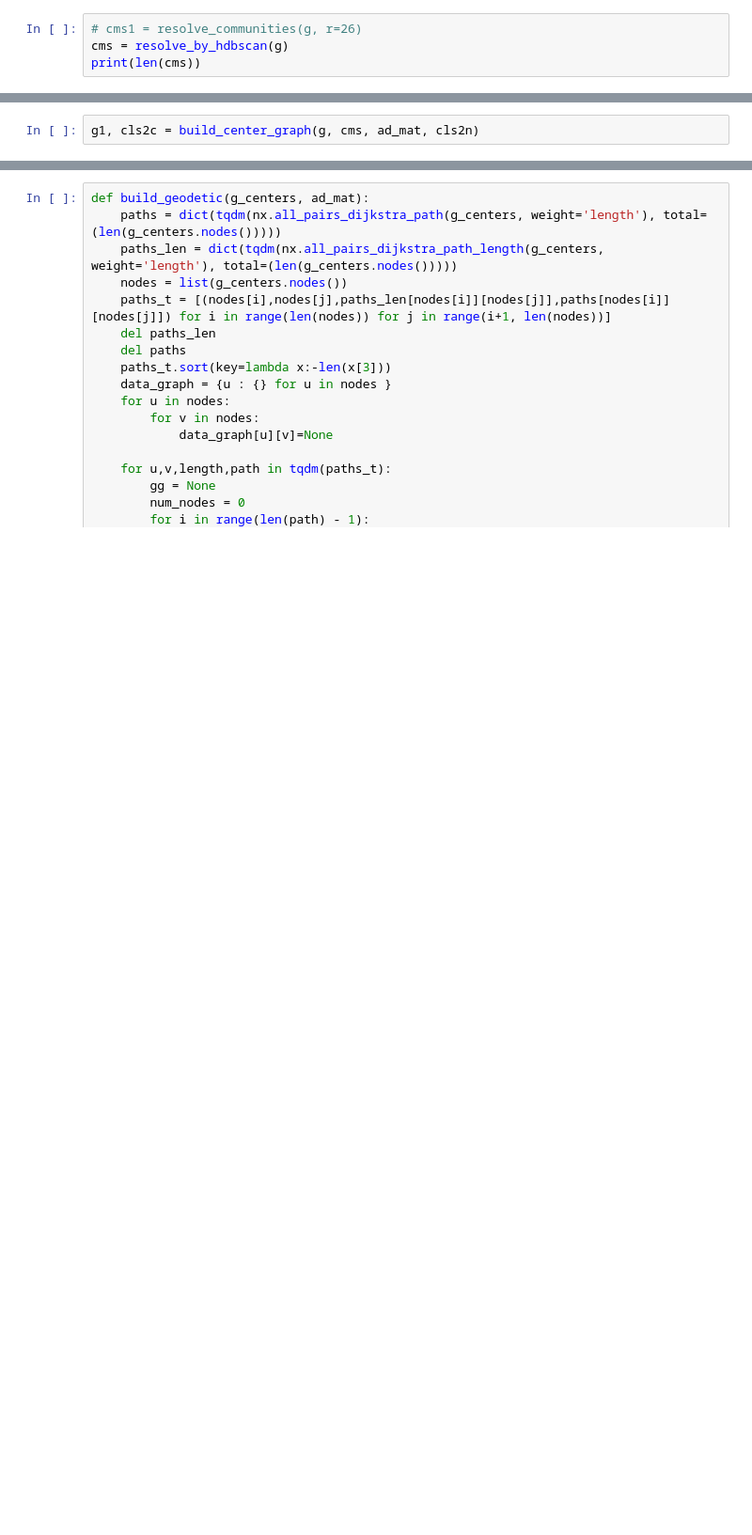
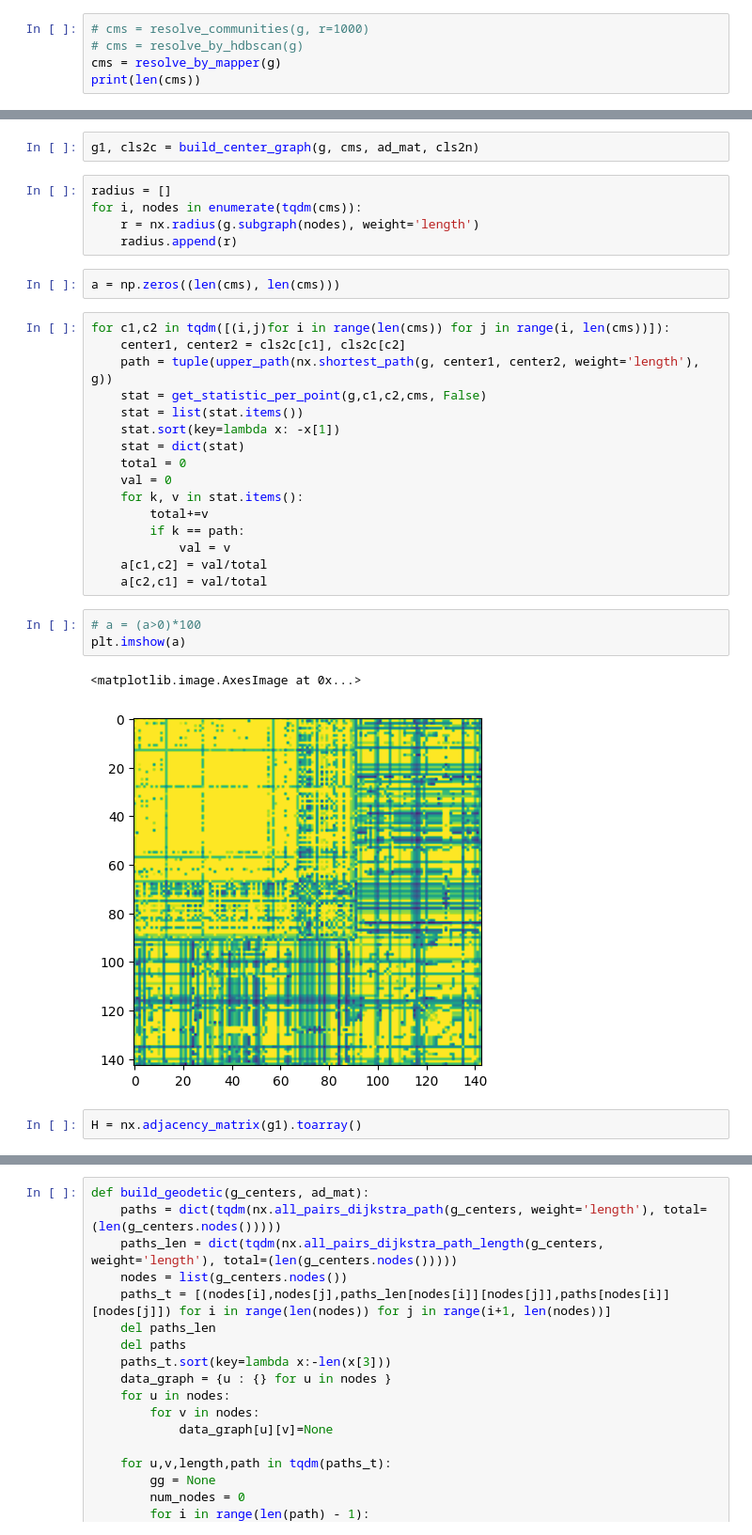
Before and after one commit to romanroff/graph_clustering, a Jupyter notebook: notebooks/test_a_star_new_clustering.ipynb, the cells around one changed output, grey strips where cells are left out. Shown: that part at 94% size. Cells and saved outputs as stored; diff of their text form; blank space fills up the shorter version.

```diff
--- a/notebooks/test_a_star_new_clustering.ipynb
+++ b/notebooks/test_a_star_new_clustering.ipynb
@@ -263,5 +305,6 @@ get_opt_cluster_count(len(g.nodes))
 # %%
-# cms1 = resolve_communities(g, r=26)
-cms = resolve_by_hdbscan(g)
+# cms = resolve_communities(g, r=1000)
+# cms = resolve_by_hdbscan(g)
+cms = resolve_by_mapper(g)
 print(len(cms))
 # %% [output]
@@ -313,2 +347,33 @@ start: 11
 # %%
 g1, cls2c = build_center_graph(g, cms, ad_mat, cls2n)
+# %%
+radius = []
+for i, nodes in enumerate(tqdm(cms)):
+    r = nx.radius(g.subgraph(nodes), weight='length')
+    radius.append(r)
+# %%
+a = np.zeros((len(cms), len(cms)))
+# %%
+for c1,c2 in tqdm([(i,j)for i in range(len(cms)) for j in range(i, len(cms))]):
+    center1, center2 = cls2c[c1], cls2c[c2]
+    path = tuple(upper_path(nx.shortest_path(g, center1, center2, weight='length'), g))
+    stat = get_statistic_per_point(g,c1,c2,cms, False)
+    stat = list(stat.items())
+    stat.sort(key=lambda x: -x[1])
+    stat = dict(stat)
+    total = 0
+    val = 0
+    for k, v in stat.items():
+        total+=v
+        if k == path:
+            val = v
+    a[c1,c2] = val/total
+    a[c2,c1] = val/total
+# %%
+# a = (a>0)*100
+plt.imshow(a)
+# %% [output]
+<matplotlib.image.AxesImage at 0x...>
+[figure, added]
+# %%
+H = nx.adjacency_matrix(g1).toarray()
```
Also changed, not shown: parts of 19 cells of this notebook.
